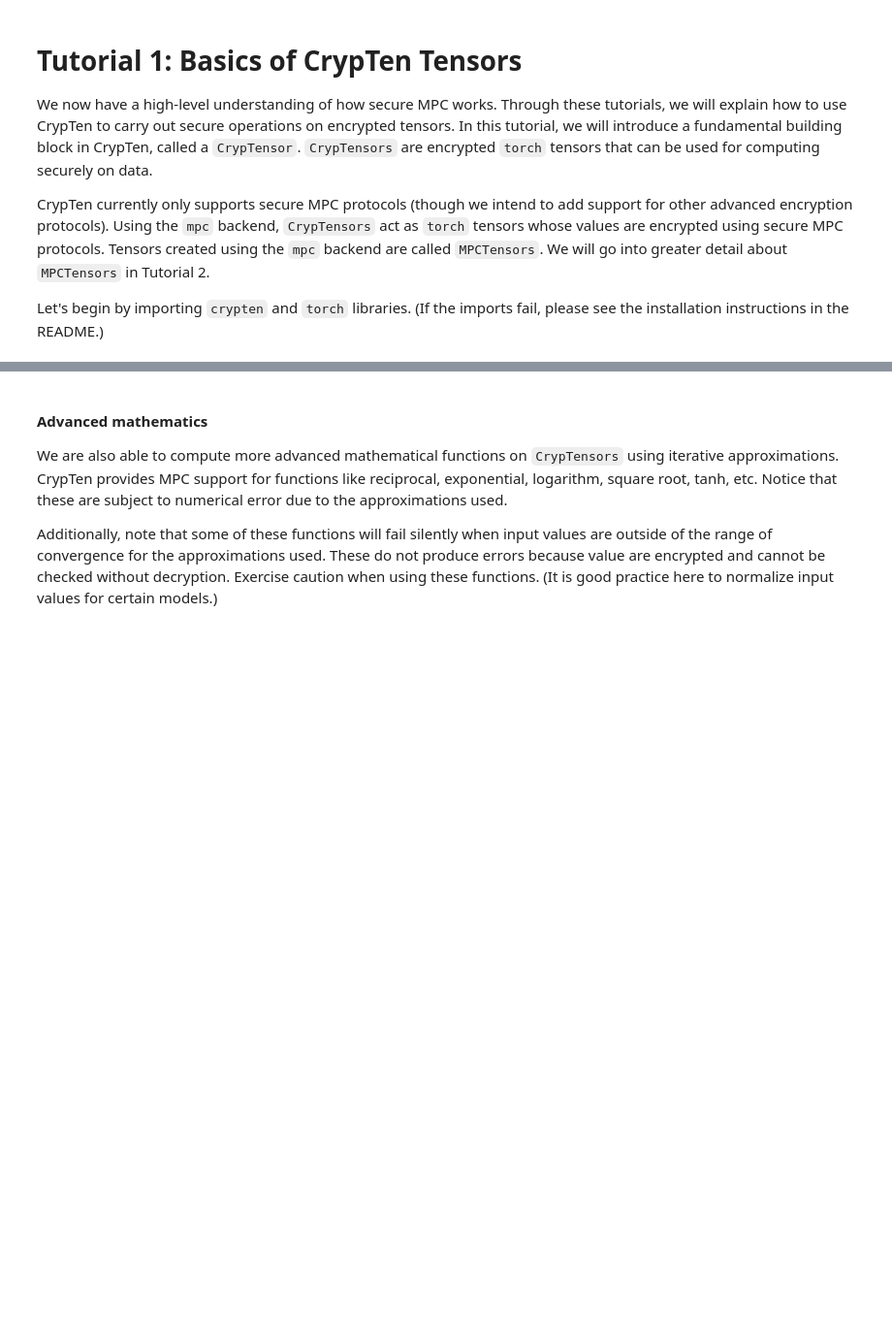
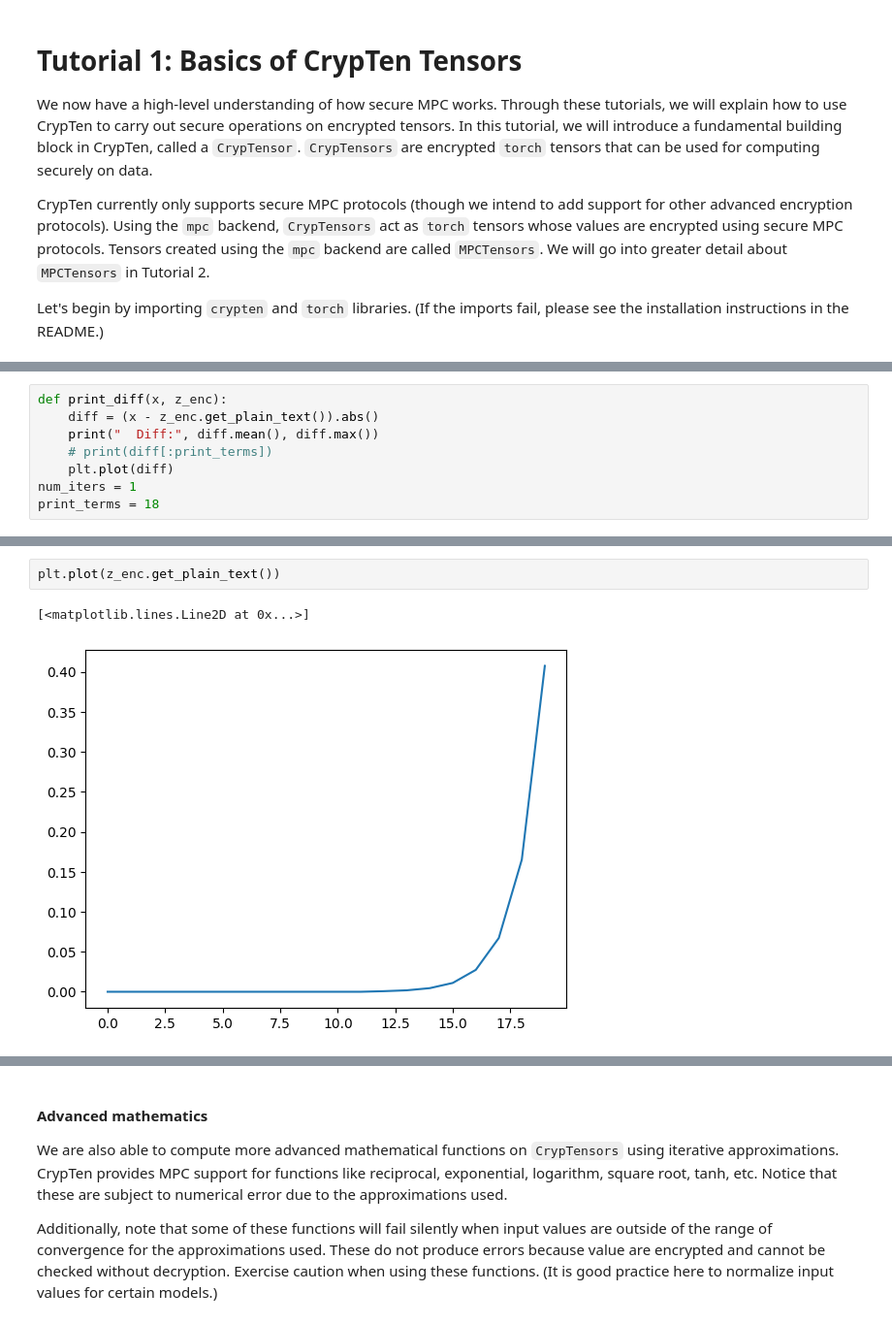
Before and after one commit to jimouris/curl, a Jupyter notebook: tutorials/Tutorial_0_Function_Approximations.ipynb, the cells around one changed output, grey strips where cells are left out. Shown at 97% size. Cells and saved outputs as stored; diff of their text form; blank space fills up the shorter version.

```diff
--- a/tutorials/Tutorial_0_Function_Approximations.ipynb
+++ b/tutorials/Tutorial_0_Function_Approximations.ipynb
@@ -22,4 +22,12 @@ logging.getLogger().setLevel(logging.INFO)
 # comm.get().set_verbosity(True)
 # ... do stuff ..
 # comm.get().print_communication_stats()
+# %%
+def print_diff(x, z_enc):
+    diff = (x - z_enc.get_plain_text()).abs()
+    print("  Diff:", diff.mean(), diff.max())
+    # print(diff[:print_terms])
+    plt.plot(diff)
+num_iters = 1
+print_terms = 18
 # %%
@@ -100,0 +87,5 @@ torch.Size([200])
+# %%
+plt.plot(z_enc.get_plain_text())
+# %% [output]
+[<matplotlib.lines.Line2D at 0x...>]
+[figure, added]
```
Also changed, not shown: parts of 10 cells of this notebook, 7 other files.
